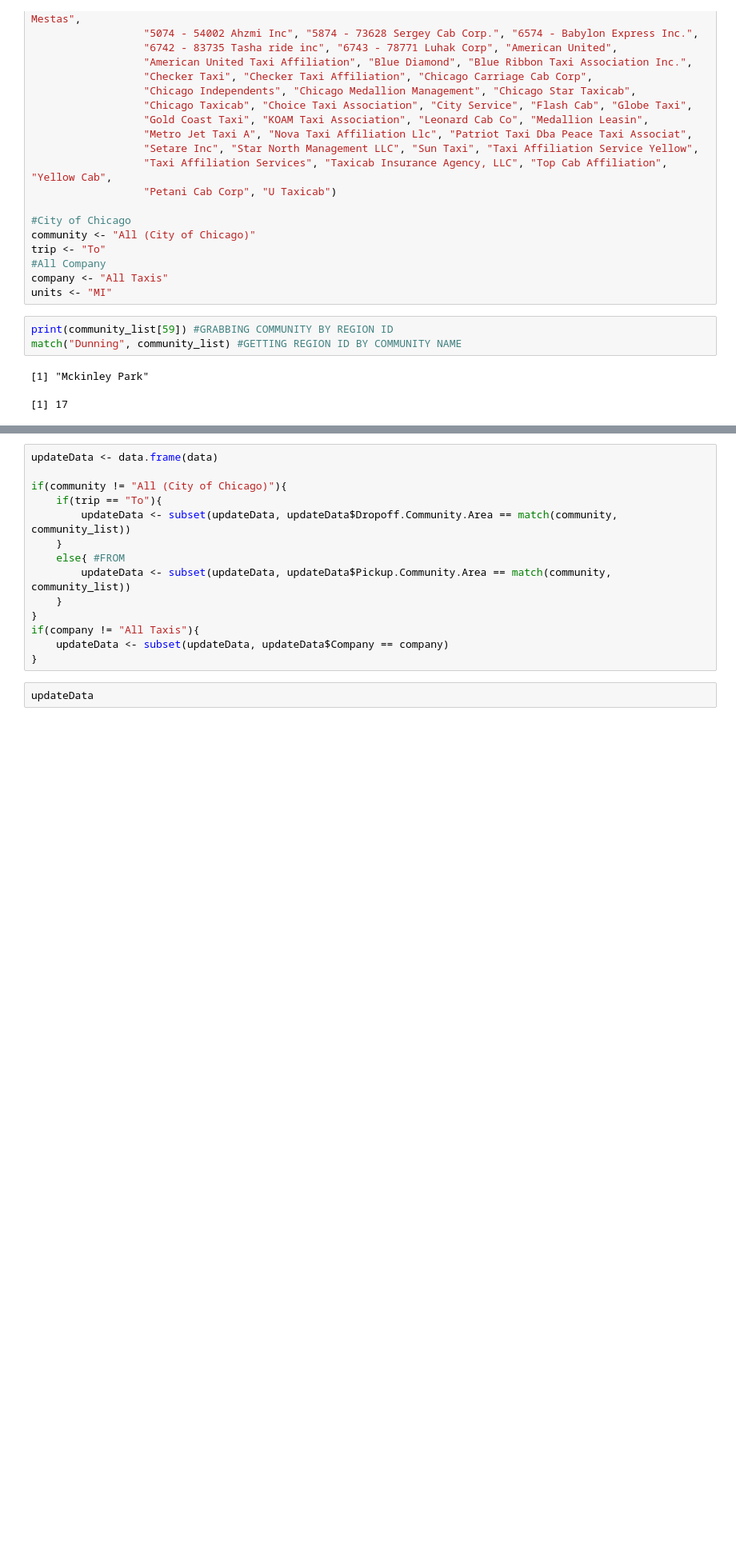
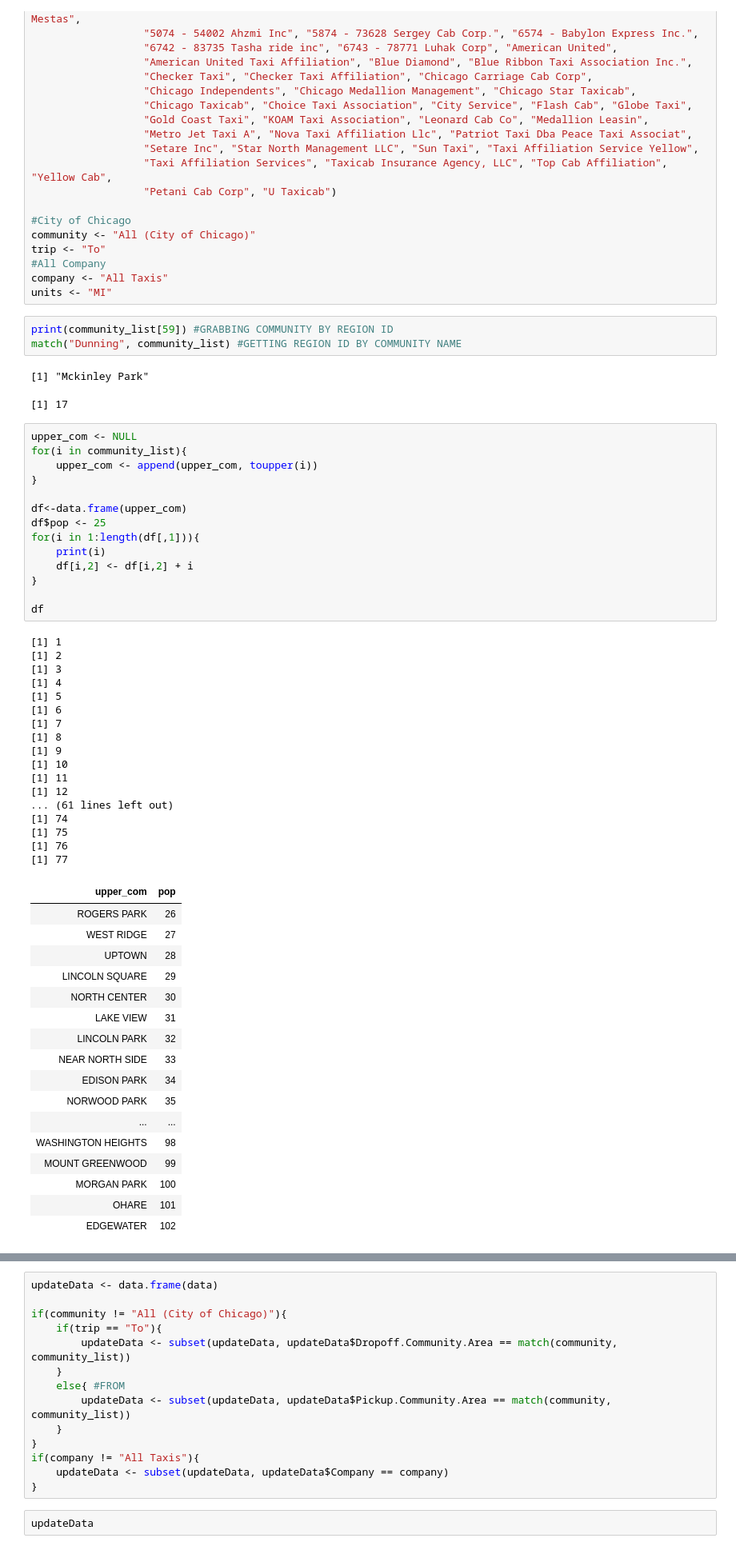
Before and after one commit to Rg3n0v4/bigYellowTaxi, a Jupyter notebook: ScrapNotebook.ipynb, the cells around one changed output, grey strips where cells are left out. Shown: that part at 80% size. Saved outputs shown, nothing was run; the diff lists cells and outputs as text; blank space fills up the shorter version.

```diff
--- a/ScrapNotebook.ipynb
+++ b/ScrapNotebook.ipynb
@@ -123,5 +123,54 @@ match("Dunning", community_list) #GETTING REGION ID BY COMMUNITY NAME
 # %% [output]
 [1] "Mckinley Park"
 [1] 17
+# %%
+upper_com <- NULL
+for(i in community_list){
+    upper_com <- append(upper_com, toupper(i))
+}
+
+df<-data.frame(upper_com)
+df$pop <- 25
+for(i in 1:length(df[,1])){
+    print(i)
+    df[i,2] <- df[i,2] + i
+}
+
+df
+# %% [output]
+[1] 1
+[1] 2
+[1] 3
+[1] 4
+[1] 5
+[1] 6
+[1] 7
+[1] 8
+[1] 9
+[1] 10
+[1] 11
+[1] 12
+... (61 lines left out)
+[1] 74
+[1] 75
+[1] 76
+[1] 77
+| upper_com | pop |
+| ROGERS PARK | 26 |
+| WEST RIDGE | 27 |
+| UPTOWN | 28 |
+| LINCOLN SQUARE | 29 |
+| NORTH CENTER | 30 |
+| LAKE VIEW | 31 |
+| LINCOLN PARK | 32 |
+| NEAR NORTH SIDE | 33 |
+| EDISON PARK | 34 |
+| NORWOOD PARK | 35 |
+| ... | ... |
+| WASHINGTON HEIGHTS | 98 |
+| MOUNT GREENWOOD | 99 |
+| MORGAN PARK | 100 |
+| OHARE | 101 |
+| EDGEWATER | 102 |
 # %%
 sort(unique(data$Company))
```
Also changed, not shown: parts of 8 cells of this notebook, 3 other files.
